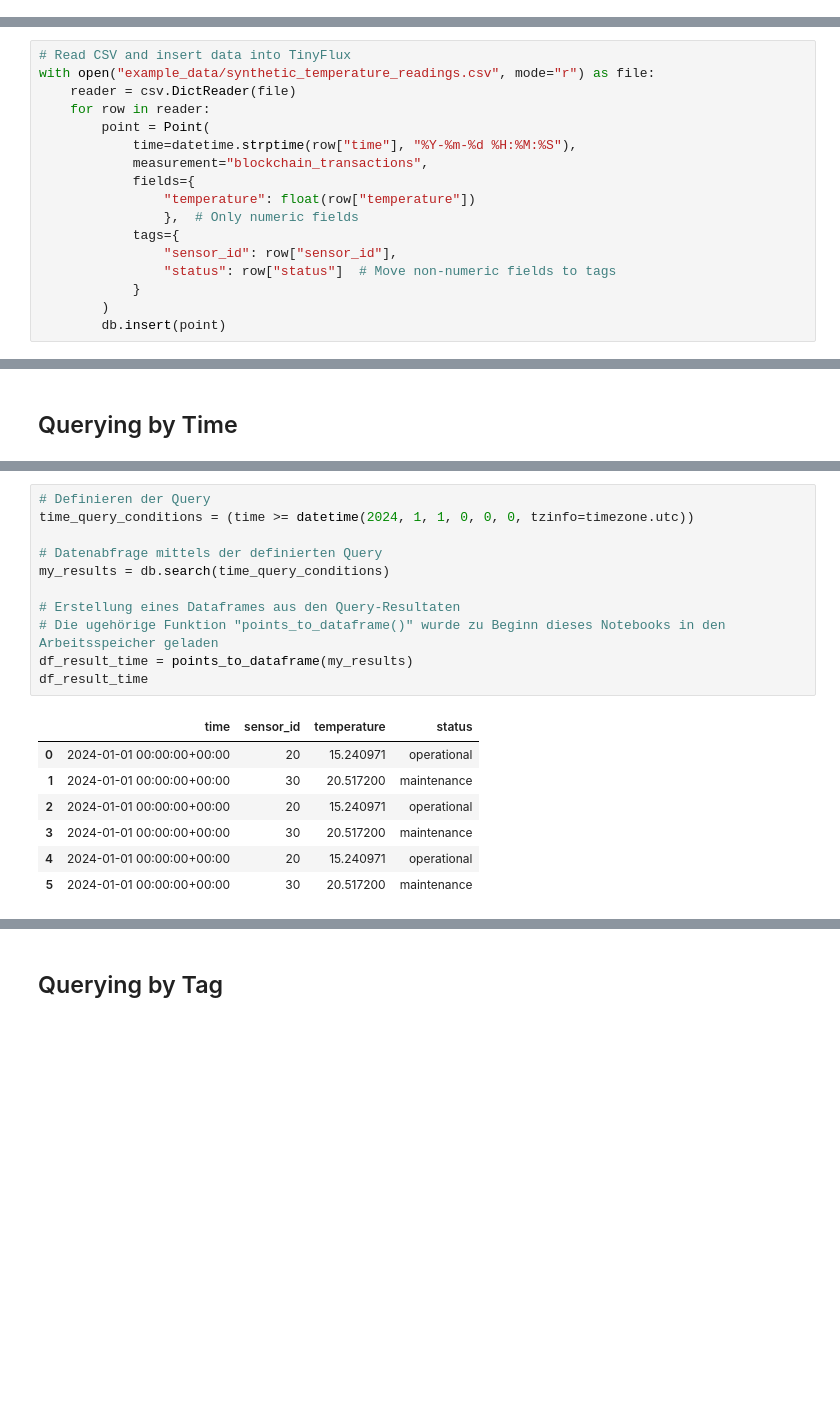
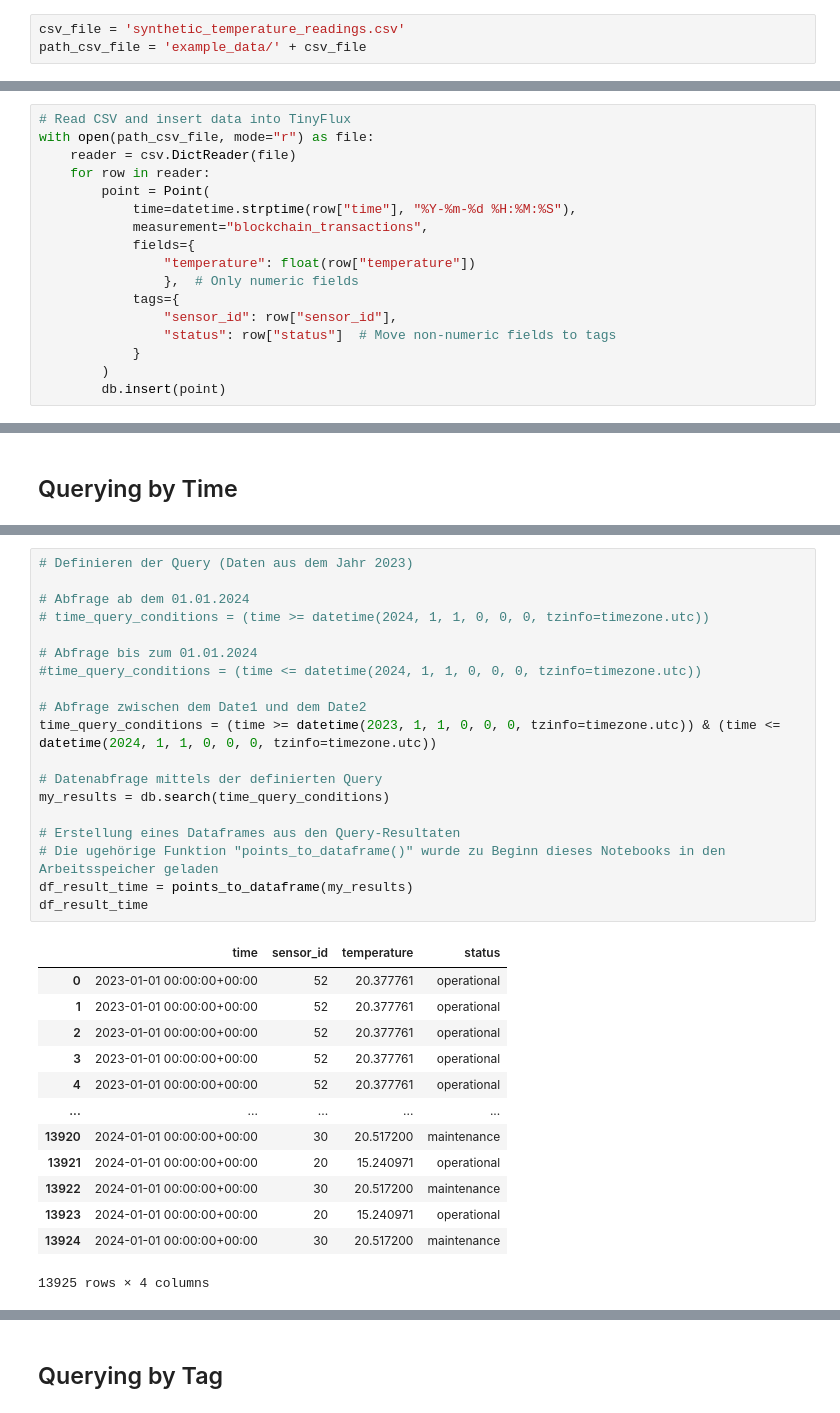
Before and after one commit to Lionidas-90/AP02_tinyflux, a Jupyter notebook: tinyflux_example_temperature_readings.ipynb, the cells around one changed output, grey strips where cells are left out. Cells and saved outputs as stored; diff of their text form; blank space fills up the shorter version.

```diff
--- a/tinyflux_example_temperature_readings.ipynb
+++ b/tinyflux_example_temperature_readings.ipynb
@@ -47,5 +47,8 @@ def points_to_dataframe(points_list):
 db = TinyFlux("temperatures.db")
 # %% [markdown]
 ## Importing a CSV file and show first descriptive statistics
+# %%
+csv_file = 'synthetic_temperature_readings.csv'
+path_csv_file = 'example_data/' + csv_file
 # %%
 # CSV-Datei in Dataframe laden
@@ -103,7 +106,7 @@ df.describe(include='all')
 ## Writing a CSV file into Tinyflux
 # %%
 # Read CSV and insert data into TinyFlux
-with open("example_data/synthetic_temperature_readings.csv", mode="r") as file:
+with open(path_csv_file, mode="r") as file:
     reader = csv.DictReader(file)
     for row in reader:
         point = Point(
@@ -143,19 +184,33 @@ db.insert_multiple([p1, p2])
 # %%
-# Definieren der Query
-time_query_conditions = (time >= datetime(2024, 1, 1, 0, 0, 0, tzinfo=timezone.utc))
+# Definieren der Query (Daten aus dem Jahr 2023)
+
+# Abfrage ab dem 01.01.2024
+# time_query_conditions = (time >= datetime(2024, 1, 1, 0, 0, 0, tzinfo=timezone.utc))
+
+# Abfrage bis zum 01.01.2024
+#time_query_conditions = (time <= datetime(2024, 1, 1, 0, 0, 0, tzinfo=timezone.utc))
+
+# Abfrage zwischen dem Date1 und dem Date2
+time_query_conditions = (time >= datetime(2023, 1, 1, 0, 0, 0, tzinfo=timezone.utc)) & (time <= datetime(2024, 1, 1, 0, 0, 0, tzinfo=timezone.utc))
 
 # Datenabfrage mittels der definierten Query
 my_results = db.search(time_query_conditions)
 
 # Erstellung eines Dataframes aus den Query-Resultaten
 # Die ugehörige Funktion "points_to_dataframe()" wurde zu Beginn dieses Notebooks in den Arbeitsspeicher geladen
 df_result_time = points_to_dataframe(my_results)
 df_result_time
 # %% [output]
 |  | time | sensor_id | temperature | status |
-| 0 | 2024-01-01 00:00:00+00:00 | 20 | 15.240971 | operational |
-| 1 | 2024-01-01 00:00:00+00:00 | 30 | 20.517200 | maintenance |
-| 2 | 2024-01-01 00:00:00+00:00 | 20 | 15.240971 | operational |
-| 3 | 2024-01-01 00:00:00+00:00 | 30 | 20.517200 | maintenance |
-| 4 | 2024-01-01 00:00:00+00:00 | 20 | 15.240971 | operational |
-| 5 | 2024-01-01 00:00:00+00:00 | 30 | 20.517200 | maintenance |
+| 0 | 2023-01-01 00:00:00+00:00 | 52 | 20.377761 | operational |
+| 1 | 2023-01-01 00:00:00+00:00 | 52 | 20.377761 | operational |
+| 2 | 2023-01-01 00:00:00+00:00 | 52 | 20.377761 | operational |
+| 3 | 2023-01-01 00:00:00+00:00 | 52 | 20.377761 | operational |
+| 4 | 2023-01-01 00:00:00+00:00 | 52 | 20.377761 | operational |
+| ... | ... | ... | ... | ... |
+| 13920 | 2024-01-01 00:00:00+00:00 | 30 | 20.517200 | maintenance |
+| 13921 | 2024-01-01 00:00:00+00:00 | 20 | 15.240971 | operational |
+| 13922 | 2024-01-01 00:00:00+00:00 | 30 | 20.517200 | maintenance |
+| 13923 | 2024-01-01 00:00:00+00:00 | 20 | 15.240971 | operational |
+| 13924 | 2024-01-01 00:00:00+00:00 | 30 | 20.517200 | maintenance |
+13925 rows × 4 columns
```
Also changed, not shown: parts of 33 cells of this notebook, 7 other files.
